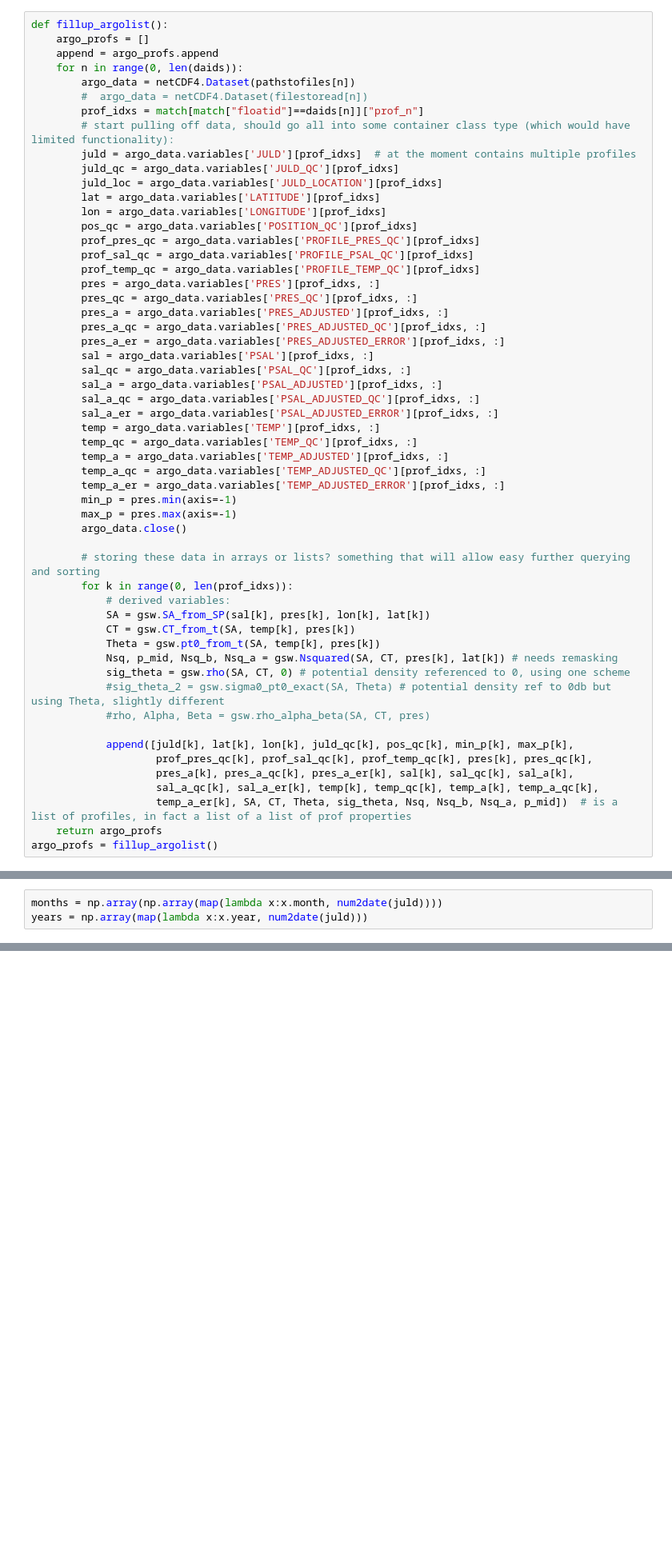
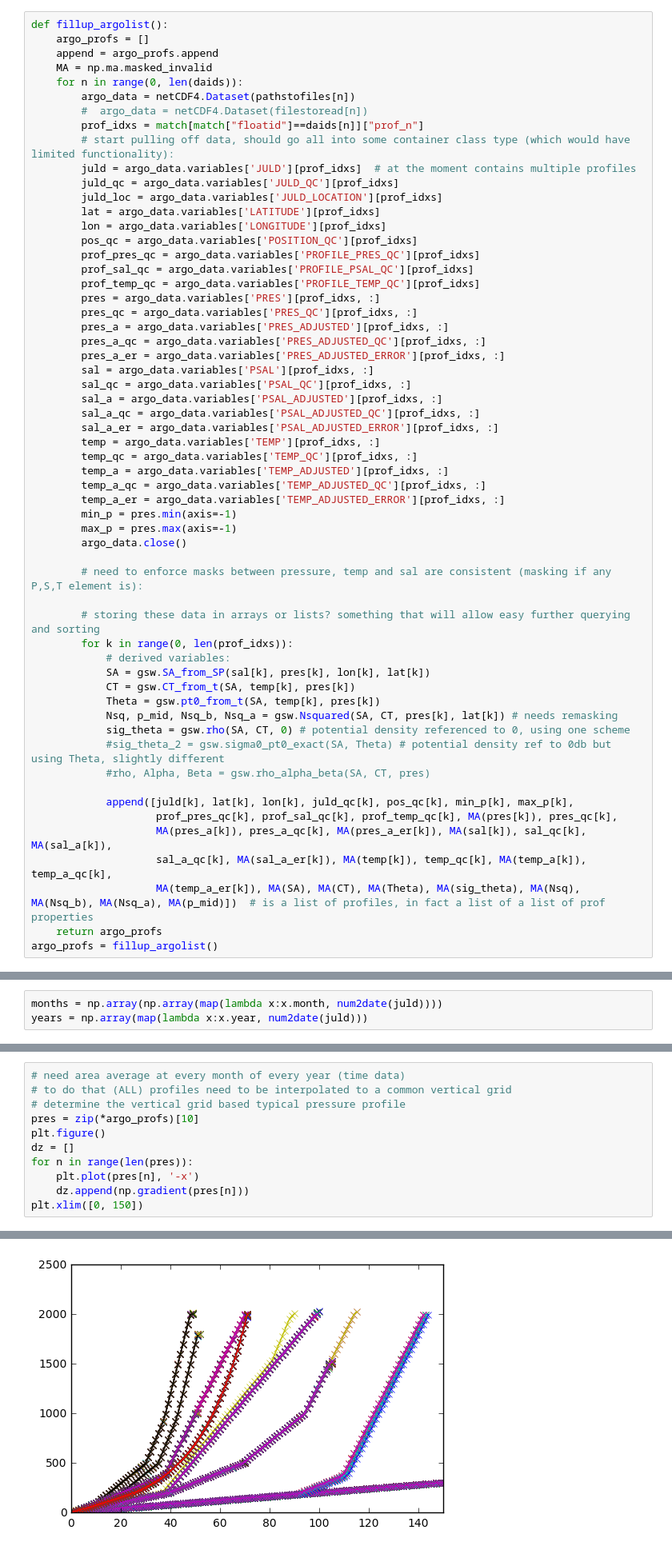
Before and after one commit to ocesaulo/Argo_database, a Jupyter notebook: do_argoprofiles_central_tsio.ipynb, the cells around one changed output, grey strips where cells are left out. Shown: that part at 80% size. Saved outputs shown, nothing was run; the diff lists cells and outputs as text; blank space fills up the shorter version.

```diff
--- a/do_argoprofiles_central_tsio.ipynb
+++ b/do_argoprofiles_central_tsio.ipynb
@@ -52,6 +44,7 @@ print len(dbase) - len(dbase[dbase["ps_qc"] == 'F']) - len(dbase[dbase["ps_qc"]
 def fillup_argolist():
     argo_profs = []
     append = argo_profs.append
+    MA = np.ma.masked_invalid
     for n in range(0, len(daids)):
         argo_data = netCDF4.Dataset(pathstofiles[n])
         #  argo_data = netCDF4.Dataset(filestoread[n])
@@ -85,6 +78,8 @@ def fillup_argolist():
         max_p = pres.max(axis=-1)
         argo_data.close()
 
+        # need to enforce masks between pressure, temp and sal are consistent (masking if any P,S,T element is):
+
         # storing these data in arrays or lists? something that will allow easy further querying and sorting
         for k in range(0, len(prof_idxs)):
             # derived variables:
@@ -97,9 +92,9 @@ def fillup_argolist():
             #rho, Alpha, Beta = gsw.rho_alpha_beta(SA, CT, pres)
 
             append([juld[k], lat[k], lon[k], juld_qc[k], pos_qc[k], min_p[k], max_p[k],
-                    prof_pres_qc[k], prof_sal_qc[k], prof_temp_qc[k], pres[k], pres_qc[k],
-                    pres_a[k], pres_a_qc[k], pres_a_er[k], sal[k], sal_qc[k], sal_a[k],
-                    sal_a_qc[k], sal_a_er[k], temp[k], temp_qc[k], temp_a[k], temp_a_qc[k],
-                    temp_a_er[k], SA, CT, Theta, sig_theta, Nsq, Nsq_b, Nsq_a, p_mid])  # is a list of profiles, in fact a list of a list of prof properties
+                    prof_pres_qc[k], prof_sal_qc[k], prof_temp_qc[k], MA(pres[k]), pres_qc[k],
+                    MA(pres_a[k]), pres_a_qc[k], MA(pres_a_er[k]), MA(sal[k]), sal_qc[k], MA(sal_a[k]),
+                    sal_a_qc[k], MA(sal_a_er[k]), MA(temp[k]), temp_qc[k], MA(temp_a[k]), temp_a_qc[k],
+                    MA(temp_a_er[k]), MA(SA), MA(CT), MA(Theta), MA(sig_theta), MA(Nsq), MA(Nsq_b), MA(Nsq_a), MA(p_mid)])  # is a list of profiles, in fact a list of a list of prof properties
     return argo_profs
 argo_profs = fillup_argolist()
@@ -208,0 +184,12 @@ mld
+# %%
+# need area average at every month of every year (time data)
+# to do that (ALL) profiles need to be interpolated to a common vertical grid
+# determine the vertical grid based typical pressure profile
+pres = zip(*argo_profs)[10]
+plt.figure()
+dz = []
+for n in range(len(pres)):
+    plt.plot(pres[n], '-x')
+    dz.append(np.gradient(pres[n]))
+plt.xlim([0, 150])
+# %% [output]
@@ -208,0 +197 @@ mld
+[figure, added]
```
Also changed, not shown: parts of 20 cells of this notebook.
